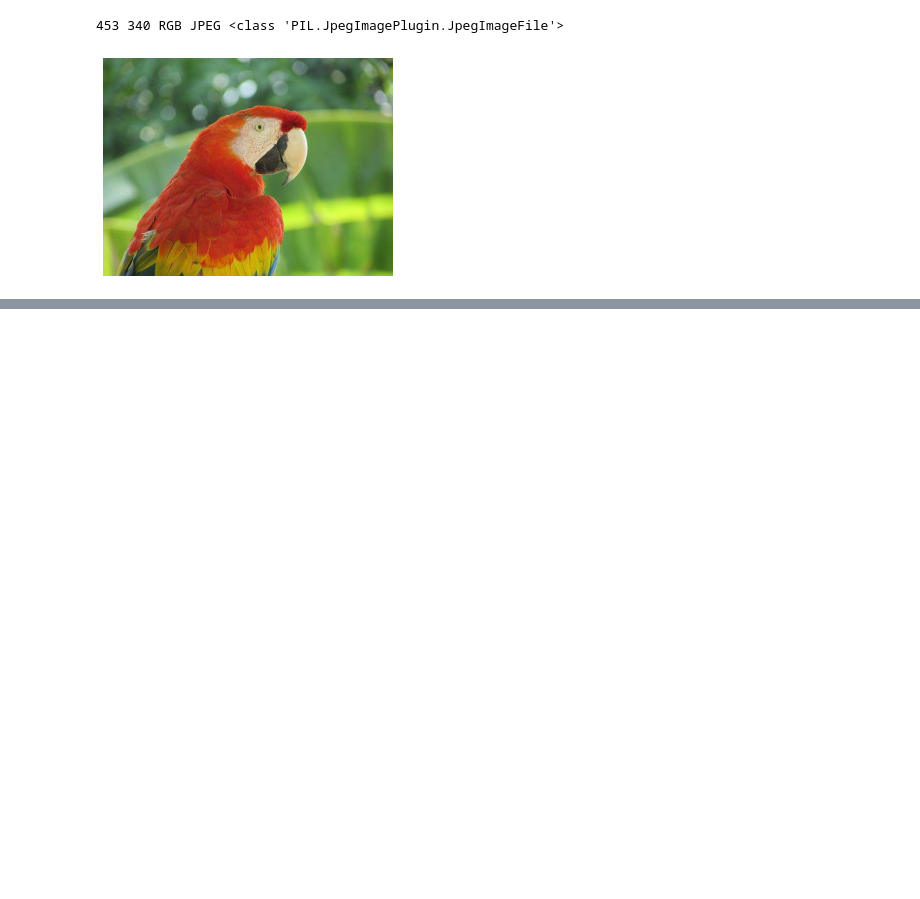
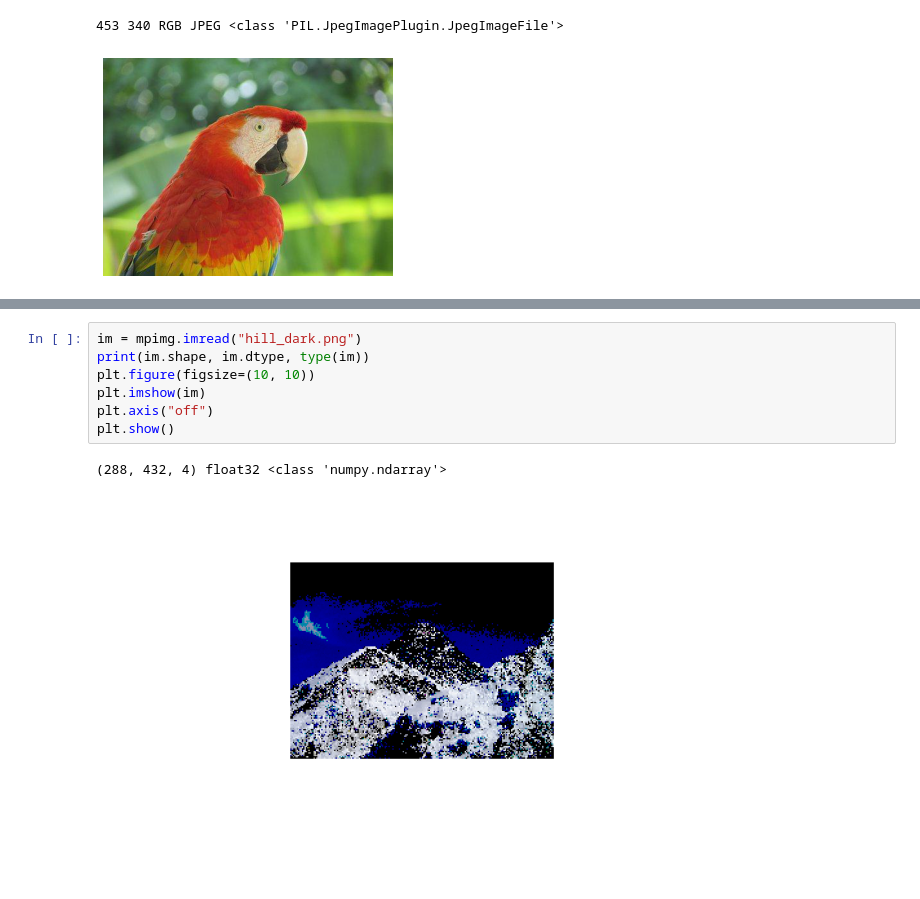
Before and after one commit to qwerty-123456-ui/image-processing-with-python, a Jupyter notebook: 1.ipynb, the cells around one changed output, grey strips where cells are left out. Saved outputs shown, nothing was run; the diff lists cells and outputs as text; blank space fills up the shorter version.

```diff
--- a/1.ipynb
+++ b/1.ipynb
@@ -49,0 +63,10 @@ plt.show()
+# %%
+im = mpimg.imread("hill_dark.png")
+print(im.shape, im.dtype, type(im))
+plt.figure(figsize=(10, 10))
+plt.imshow(im)
+plt.axis("off")
+plt.show()
+# %% [output]
+(288, 432, 4) float32 <class 'numpy.ndarray'>
+[figure, added]
```
Also changed, not shown: parts of 7 cells of this notebook.
